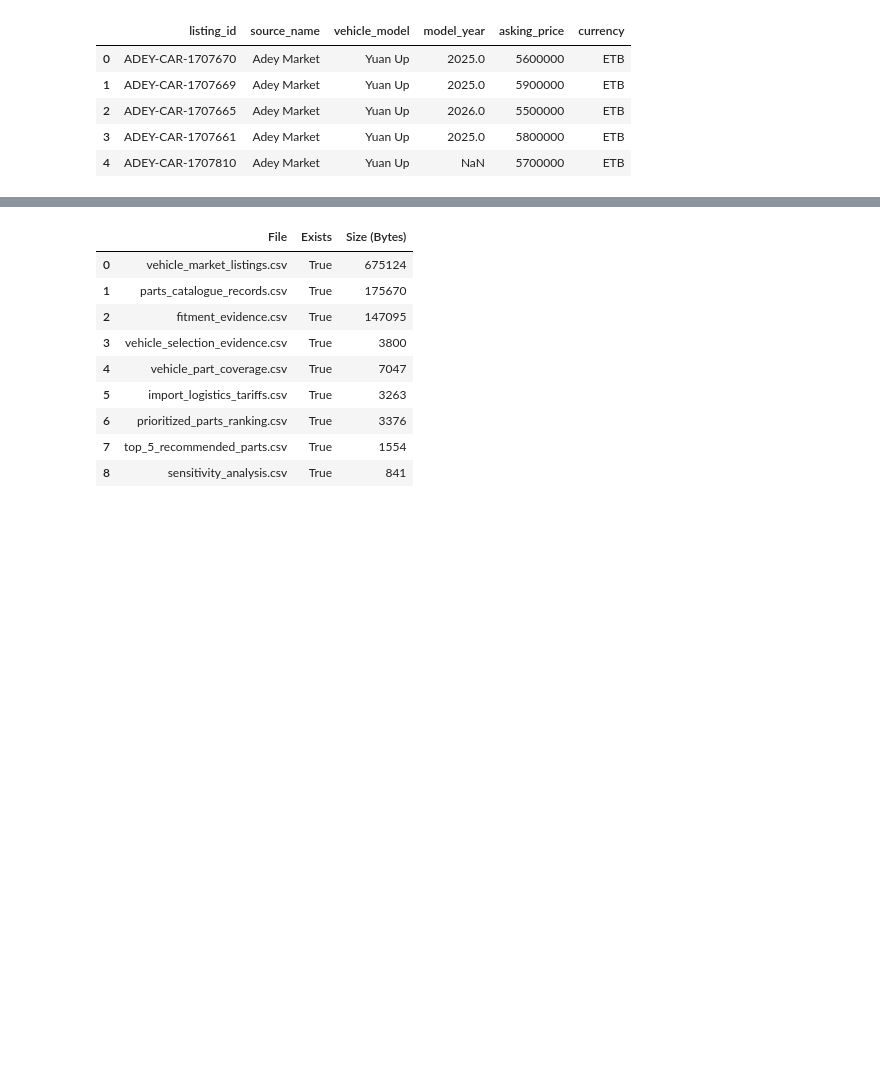
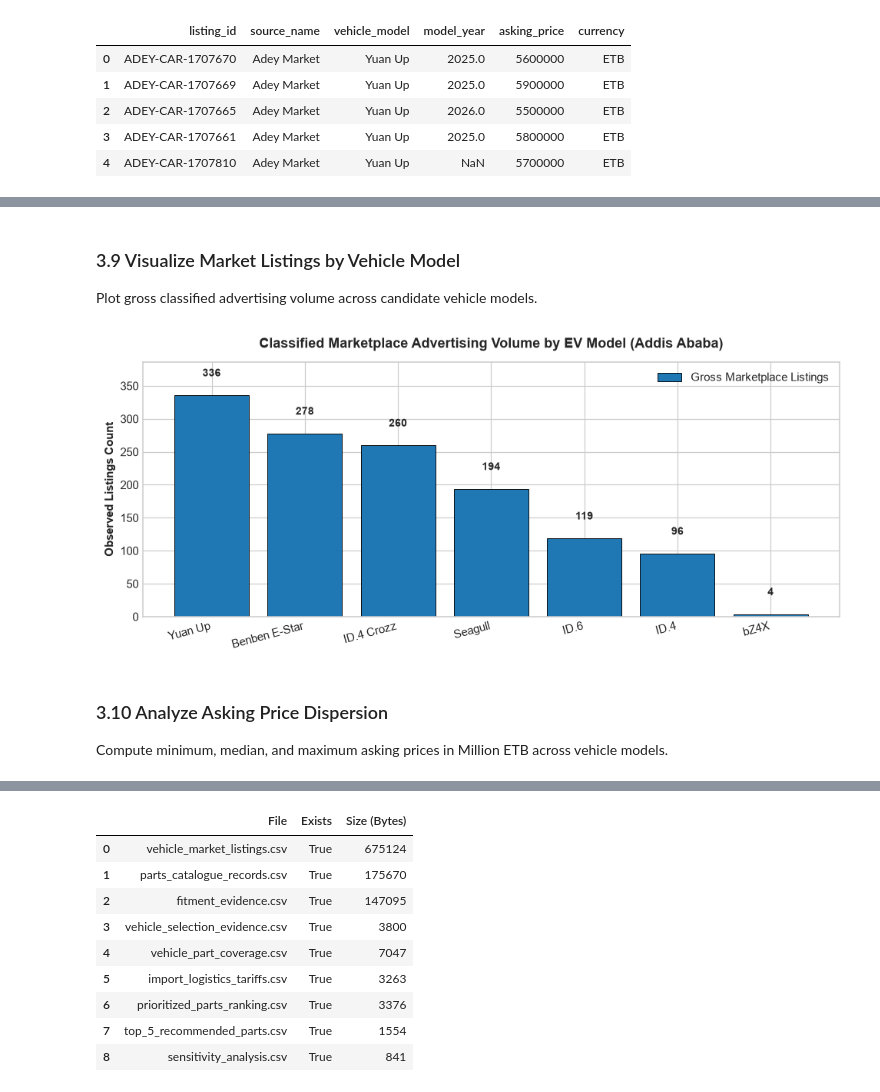
Before and after one commit to EstarCode/ev-spare-parts-prioritization, a Jupyter notebook: notebooks/Abraham_Amogne_EV_Spare_Parts_Prioritization.ipynb, the cells around one changed output, grey strips where cells are left out. Saved outputs shown, nothing was run; the diff lists cells and outputs as text; code cells hidden in the pictures; blank space fills up the shorter version.

```diff
--- a/notebooks/Abraham_Amogne_EV_Spare_Parts_Prioritization.ipynb
+++ b/notebooks/Abraham_Amogne_EV_Spare_Parts_Prioritization.ipynb
@@ -1708,0 +324,18 @@ Verify the physical existence and byte sizes of all 9 Gold and Silver data deliv
+# %%
+# Self-healing bootstrap: guarantees df_duplicates exists
+import sys
+from pathlib import Path
+import pandas as pd
+from IPython.display import display
+
+if "df_duplicates" not in globals():
+    PROJECT_ROOT = Path(".").resolve() if (Path(".") / "notebooks").exists() else Path("..").resolve()
+    if str(PROJECT_ROOT) not in sys.path:
+        sys.path.insert(0, str(PROJECT_ROOT))
+    from src.validation import detect_vehicle_listing_duplicates
+    _cl_file = PROJECT_ROOT / "data" / "cleaned" / "cleaned_vehicle_listings.csv"
+    _df = pd.read_csv(_cl_file)
+    df_duplicates = pd.DataFrame(detect_vehicle_listing_duplicates(_df.to_dict(orient="records")))
+
+dup_display_cols = [c for c in ["candidate_id", "primary_record_id", "matching_record_id", "vehicle_model", "match_criteria", "similarity_score"] if c in df_duplicates.columns]
+display(df_duplicates[dup_display_cols].head(5))
@@ -1708,0 +390,25 @@ Verify the physical existence and byte sizes of all 9 Gold and Silver data deliv
+# %% [markdown]
+### 3.9 Visualize Market Listings by Vehicle Model
+Plot gross classified advertising volume across candidate vehicle models.
+# %%
+plt.figure(figsize=(9, 4))
+model_counts = df_cleaned_listings["vehicle_model"].value_counts()
+x_pos = np.arange(len(model_counts))
+
+plt.bar(x_pos, model_counts.values, color="#1f77b4", edgecolor="black", linewidth=0.6, label="Gross Marketplace Listings")
+plt.xticks(x_pos, model_counts.index, rotation=15, ha="right")
+plt.ylabel("Observed Listings Count")
+plt.title("Classified Marketplace Advertising Volume by EV Model (Addis Ababa)", pad=12)
+
+for i, v in enumerate(model_counts.values):
+    plt.text(i, v + 25, f"{v}", ha="center", va="bottom", fontsize=9, fontweight="bold")
+
+plt.ylim(0, max(model_counts.values) * 1.15)
+plt.legend()
+plt.tight_layout()
+plt.show()
+# %% [output]
+[figure, added]
+# %% [markdown]
+### 3.10 Analyze Asking Price Dispersion
+Compute minimum, median, and maximum asking prices in Million ETB across vehicle models.
```
Also changed, not shown: parts of 260 cells of this notebook, 1 other file.
